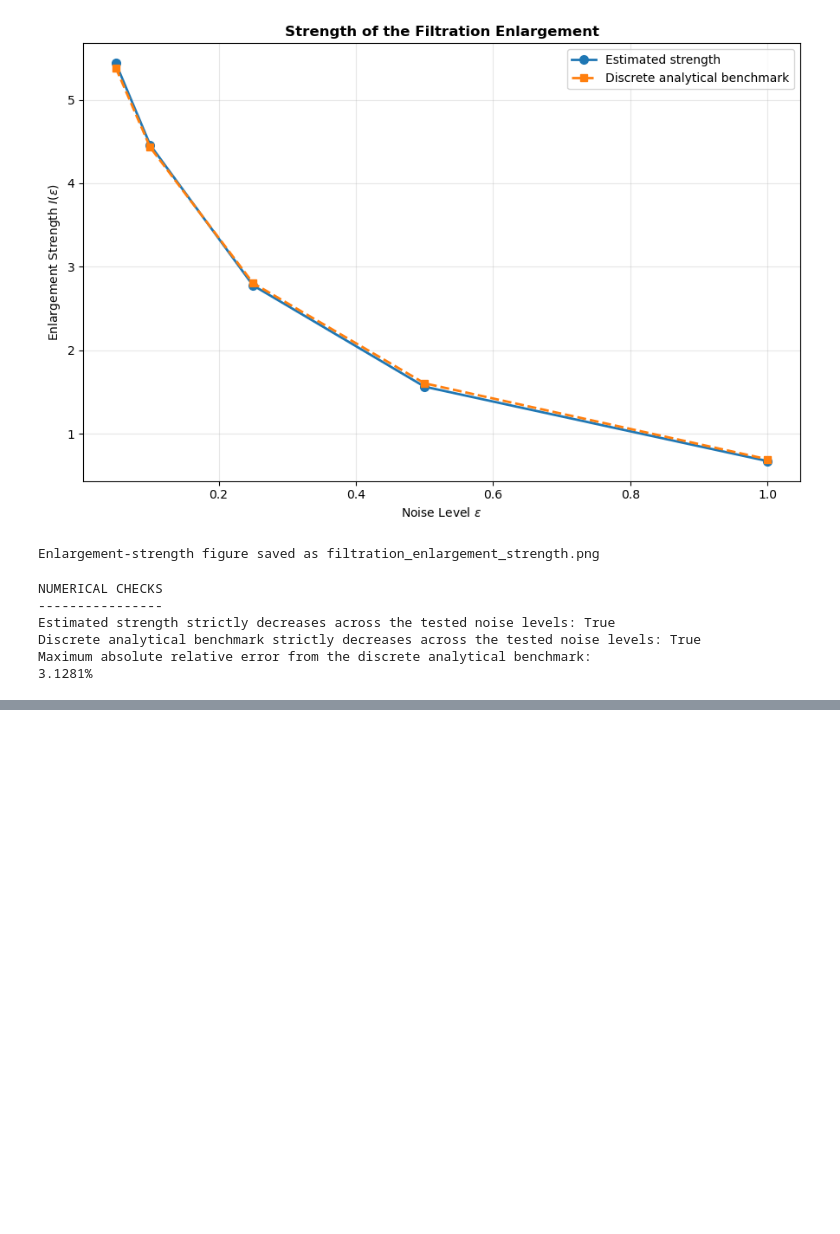
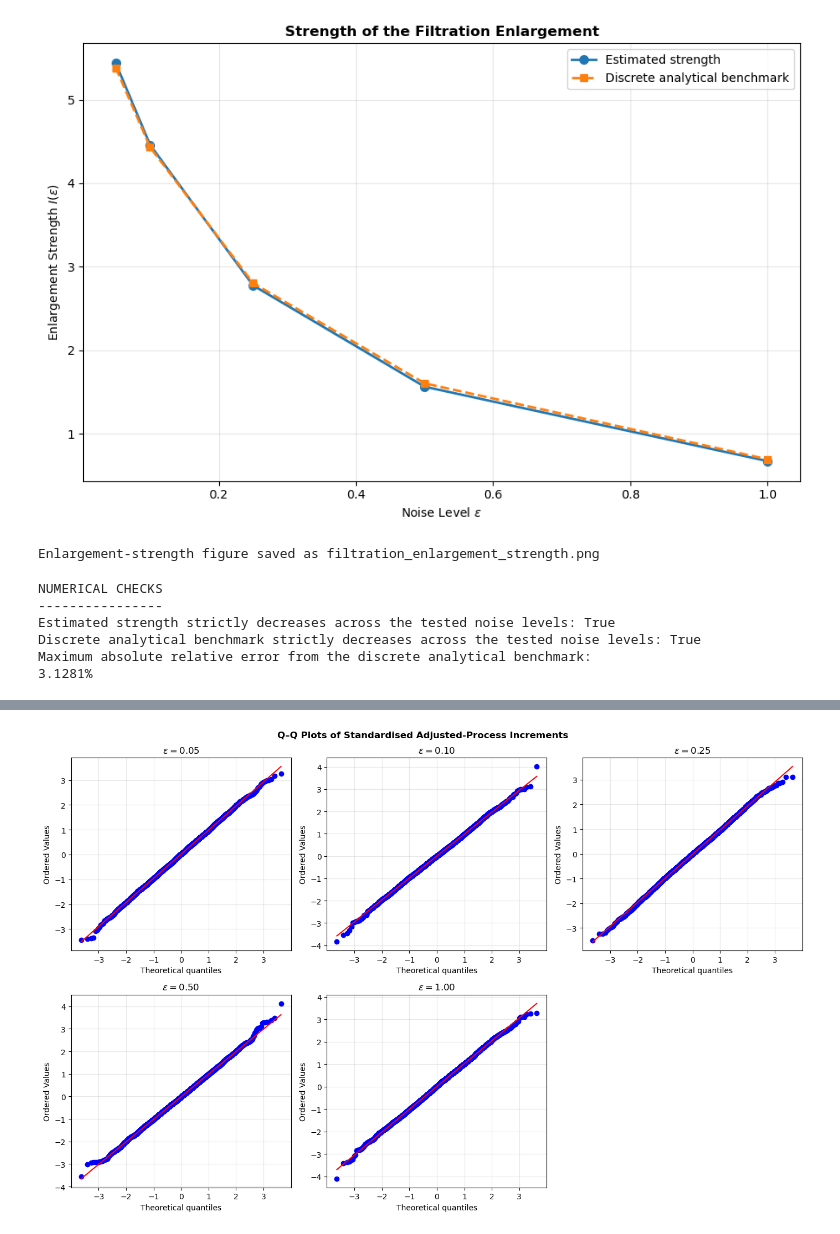
Before and after one commit to Annnnnnngela/insider-trading-noisy-information, a Jupyter notebook: main.ipynb, the cells around one changed output, grey strips where cells are left out. Cells and saved outputs as stored; diff of their text form; code cells hidden in the pictures; blank space fills up the shorter version.

Commit message:
Add Verification of the Semimartingale Decomposition

```diff
--- a/main.ipynb
+++ b/main.ipynb
@@ -3303,0 +3654,91 @@ Maximum absolute relative error from the discrete analytical benchmark:
+# %%
+# ============================================================
+# Q-Q plots of the standardised increments
+# ============================================================
+
+from scipy.stats import probplot
+
+
+qq_rng = np.random.default_rng(42)
+
+fig, axes = plt.subplots(
+    2,
+    3,
+    figsize=(14, 9)
+)
+
+axes = axes.ravel()
+
+
+for plot_index, epsilon in enumerate(
+    noise_levels
+):
+
+    adjusted_brownian = (
+        adjusted_brownian_paths[
+            epsilon
+        ]
+    )
+
+    standardised_increments = (
+        np.diff(
+            adjusted_brownian,
+            axis=0
+        )
+        / np.sqrt(delta_t_sim)
+    ).ravel()
+
+    # Use a reproducible sample to keep
+    # the Q-Q plot clear.
+    sample_size = min(
+        5000,
+        len(standardised_increments)
+    )
+
+    sample_indices = qq_rng.choice(
+        len(standardised_increments),
+        size=sample_size,
+        replace=False
+    )
+
+    qq_sample = standardised_increments[
+        sample_indices
+    ]
+
+    probplot(
+        qq_sample,
+        dist="norm",
+        plot=axes[plot_index]
+    )
+
+    axes[plot_index].set_title(
+        rf"$\varepsilon={epsilon:.2f}$",
+        fontweight="bold"
+    )
+
+    axes[plot_index].grid(
+        alpha=0.3
+    )
+
+
+# Delete the unused sixth panel
+fig.delaxes(
+    axes[-1]
+)
+
+fig.suptitle(
+    "Q–Q Plots of Standardised Adjusted-Process Increments",
+    fontweight="bold"
+)
+
+fig.tight_layout()
+
+fig.savefig(
+    "semimartingale_increment_qq_plots.png",
+    dpi=300,
+    bbox_inches="tight"
+)
+
+plt.show()
+# %% [output]
+[figure, added]
```
Also changed, not shown: parts of 3 cells of this notebook, 2 other files.
